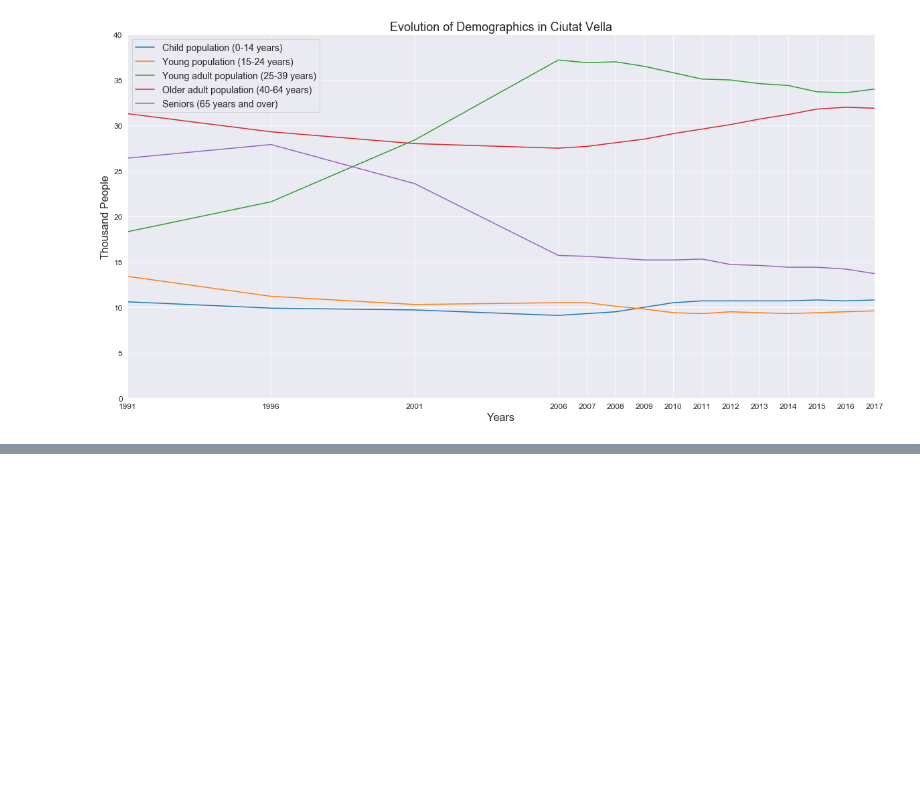
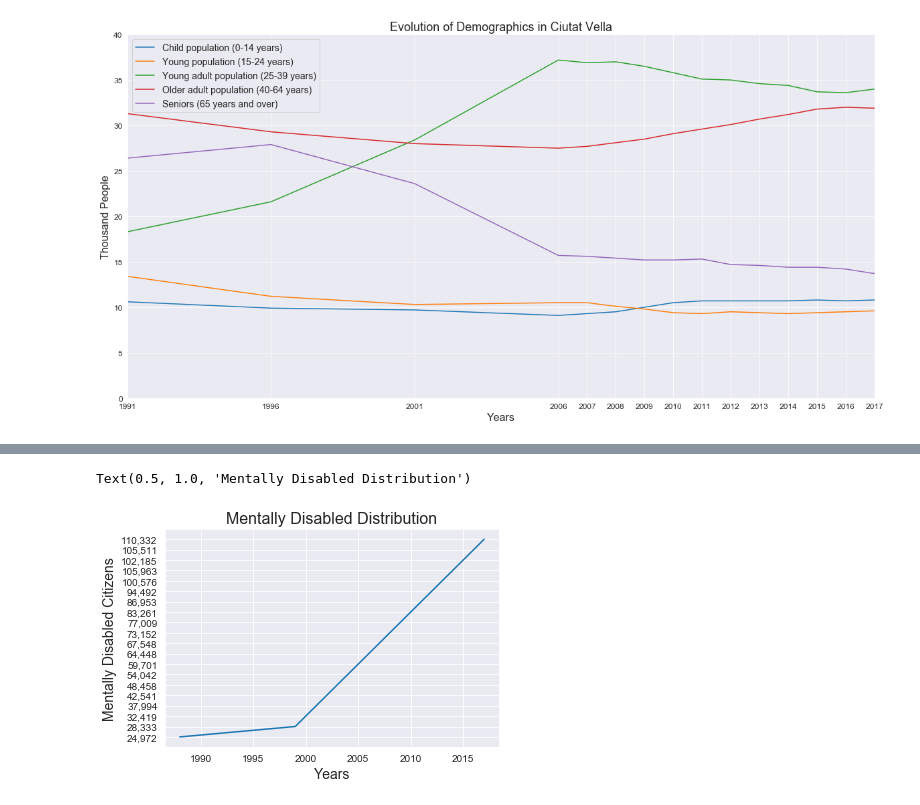
Before and after one commit to BerkayDemirel/Citython2018, a Jupyter notebook: Citython.ipynb, the cells around one changed output, grey strips where cells are left out. Saved outputs shown, nothing was run; the diff lists cells and outputs as text; code cells hidden in the pictures; blank space fills up the shorter version.

```diff
--- a/Citython.ipynb
+++ b/Citython.ipynb
@@ -126,0 +147,8 @@ plt.yticks([0,10,20,30,40,50,60,70,80,90,100],size=10)
+# %%
+plt.plot(mpatient["Years"][::-1],mpatient["Mental illness Value"][::-1])
+plt.xlabel("Years", size=14)
+plt.ylabel("Mentally Disabled Citizens", size=14)
+plt.title("Mentally Disabled Distribution", size=16)
+# %% [output]
+Text(0.5, 1.0, 'Mentally Disabled Distribution')
+[figure, added]
```
Also changed, not shown: parts of 13 cells of this notebook, 1 other file.
